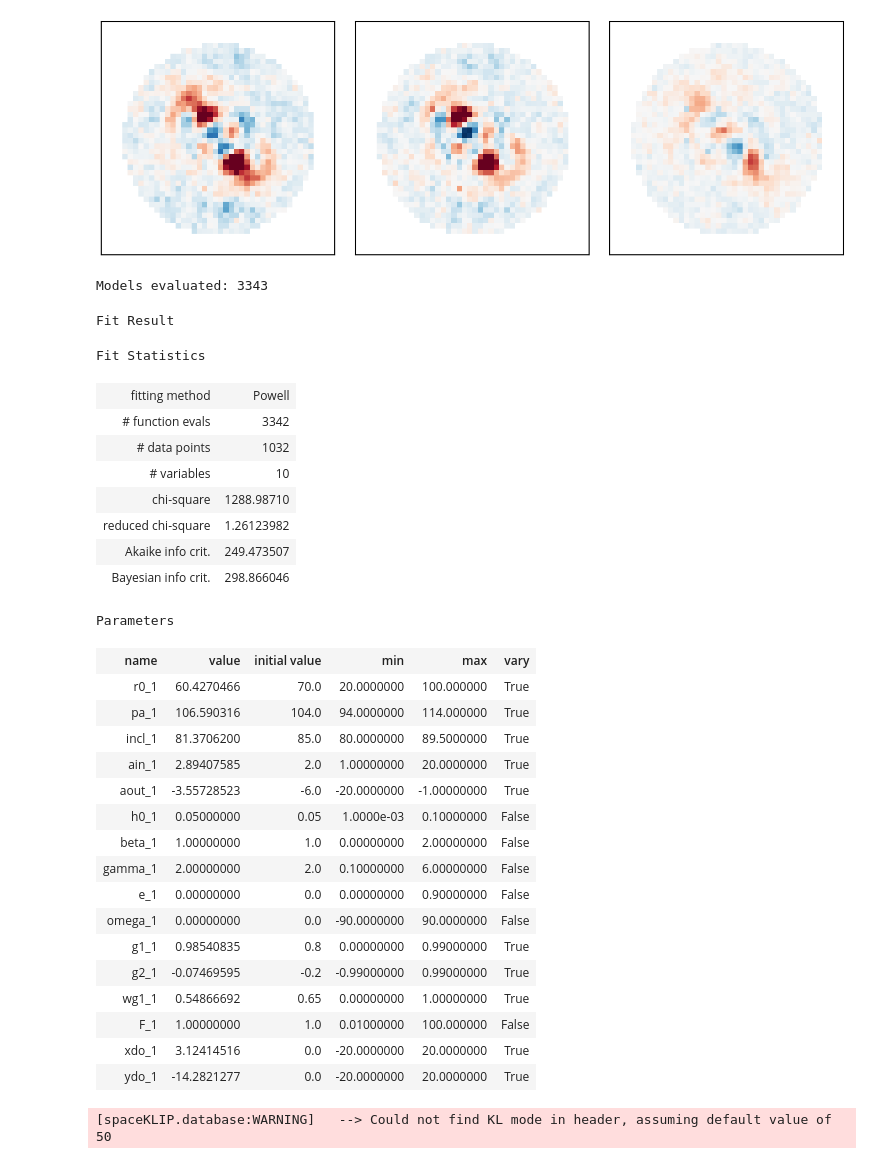
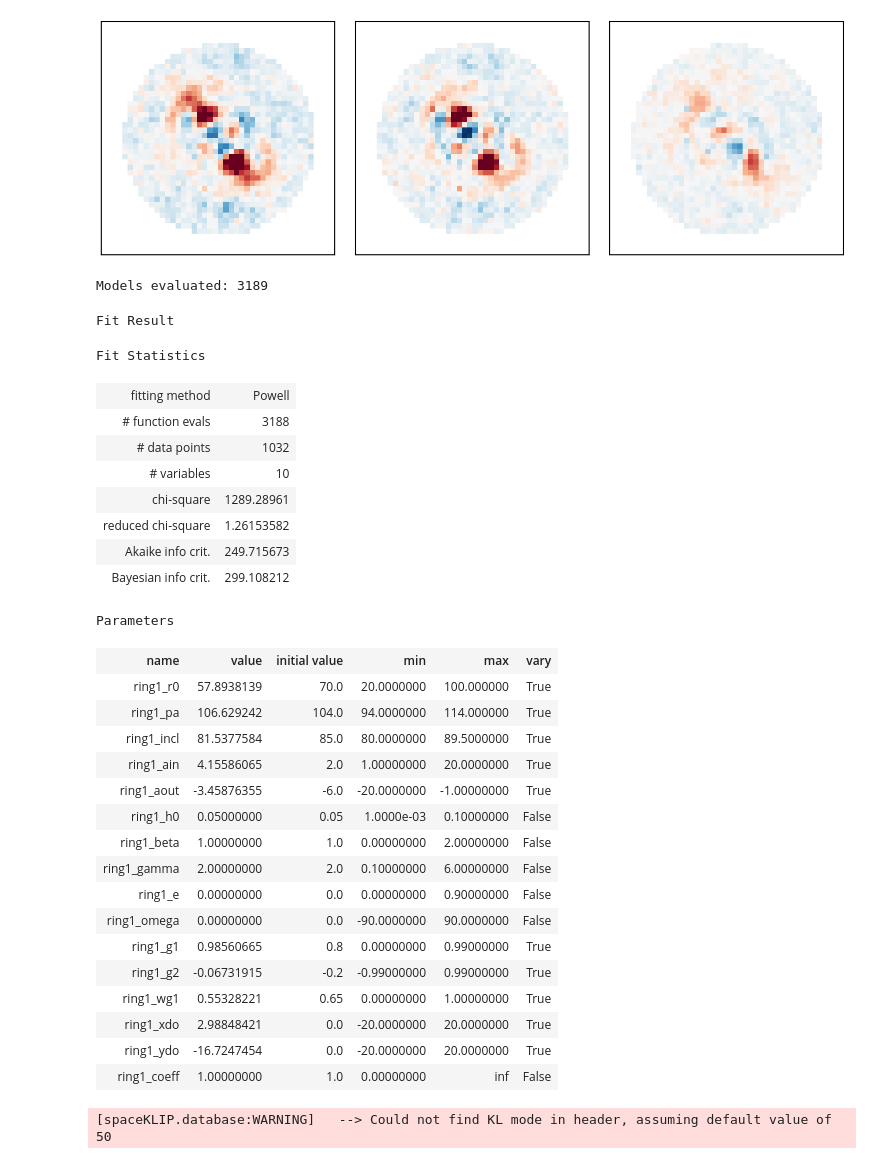
Before and after one commit to kdlawson/Winnie, a Jupyter notebook: tutorials/winnie_tutorial_7_miri_4qpm_forward_modeling.ipynb, the cells around one changed output. Drawn from its saved outputs; the diff is of its cells as text; code cells hidden in the pictures.

Commit message:
overhauling modeling.py to simplify FM fitting with Winnie

```diff
--- a/tutorials/winnie_tutorial_7_miri_4qpm_forward_modeling.ipynb
+++ b/tutorials/winnie_tutorial_7_miri_4qpm_forward_modeling.ipynb
@@ -238,42 +228,37 @@ quick_implot(np.where(roi, pim, np.nan), clim_perc=99., cmap='RdBu_r', interpola
 [figure]
 # %%
 # Carry out the optimization procedure (should take ~3000 iterations)
-winnie.modeling.counter = 0
-
-res = lmfit.minimize(obj_fn, p, method='powell',
-                     args=[rdi_reduc, wdb, roi, distance],
-                     nan_policy='omit',
-                     kws=dict(count=True, halfNbSlices=25, clear_each_call=False, **kws))
+res = model.fit(p)
 
 res
 # %% [output]
-Models evaluated: 3343
+Models evaluated: 3189
 Fit Result
 Fit Statistics
 | fitting method | Powell |
-| # function evals | 3342 |
+| # function evals | 3188 |
 | # data points | 1032 |
 | # variables | 10 |
-| chi-square | 1288.98710 |
-| reduced chi-square | 1.26123982 |
-| Akaike info crit. | 249.473507 |
-| Bayesian info crit. | 298.866046 |
+| chi-square | 1289.28961 |
+| reduced chi-square | 1.26153582 |
+| Akaike info crit. | 249.715673 |
+| Bayesian info crit. | 299.108212 |
 Parameters
 | name | value | initial value | min | max | vary |
-| r0_1 | 60.4270466 | 70.0 | 20.0000000 | 100.000000 | True |
-| pa_1 | 106.590316 | 104.0 | 94.0000000 | 114.000000 | True |
-| incl_1 | 81.3706200 | 85.0 | 80.0000000 | 89.5000000 | True |
-| ain_1 | 2.89407585 | 2.0 | 1.00000000 | 20.0000000 | True |
-| aout_1 | -3.55728523 | -6.0 | -20.0000000 | -1.00000000 | True |
-| h0_1 | 0.05000000 | 0.05 | 1.0000e-03 | 0.10000000 | False |
-| beta_1 | 1.00000000 | 1.0 | 0.00000000 | 2.00000000 | False |
-| gamma_1 | 2.00000000 | 2.0 | 0.10000000 | 6.00000000 | False |
-| e_1 | 0.00000000 | 0.0 | 0.00000000 | 0.90000000 | False |
-| omega_1 | 0.00000000 | 0.0 | -90.0000000 | 90.0000000 | False |
-| g1_1 | 0.98540835 | 0.8 | 0.00000000 | 0.99000000 | True |
-| g2_1 | -0.07469595 | -0.2 | -0.99000000 | 0.99000000 | True |
-| wg1_1 | 0.54866692 | 0.65 | 0.00000000 | 1.00000000 | True |
-| F_1 | 1.00000000 | 1.0 | 0.01000000 | 100.000000 | False |
-| xdo_1 | 3.12414516 | 0.0 | -20.0000000 | 20.0000000 | True |
-| ydo_1 | -14.2821277 | 0.0 | -20.0000000 | 20.0000000 | True |
+| ring1_r0 | 57.8938139 | 70.0 | 20.0000000 | 100.000000 | True |
+| ring1_pa | 106.629242 | 104.0 | 94.0000000 | 114.000000 | True |
+| ring1_incl | 81.5377584 | 85.0 | 80.0000000 | 89.5000000 | True |
+| ring1_ain | 4.15586065 | 2.0 | 1.00000000 | 20.0000000 | True |
+| ring1_aout | -3.45876355 | -6.0 | -20.0000000 | -1.00000000 | True |
+| ring1_h0 | 0.05000000 | 0.05 | 1.0000e-03 | 0.10000000 | False |
+| ring1_beta | 1.00000000 | 1.0 | 0.00000000 | 2.00000000 | False |
+| ring1_gamma | 2.00000000 | 2.0 | 0.10000000 | 6.00000000 | False |
+| ring1_e | 0.00000000 | 0.0 | 0.00000000 | 0.90000000 | False |
+| ring1_omega | 0.00000000 | 0.0 | -90.0000000 | 90.0000000 | False |
+| ring1_g1 | 0.98560665 | 0.8 | 0.00000000 | 0.99000000 | True |
+| ring1_g2 | -0.06731915 | -0.2 | -0.99000000 | 0.99000000 | True |
+| ring1_wg1 | 0.55328221 | 0.65 | 0.00000000 | 1.00000000 | True |
+| ring1_xdo | 2.98848421 | 0.0 | -20.0000000 | 20.0000000 | True |
+| ring1_ydo | -16.7247454 | 0.0 | -20.0000000 | 20.0000000 | True |
+| ring1_coeff | 1.00000000 | 1.0 | 0.00000000 | inf | False |
 # %%
```
Also changed, not shown: parts of 6 cells of this notebook, 7 other files.
